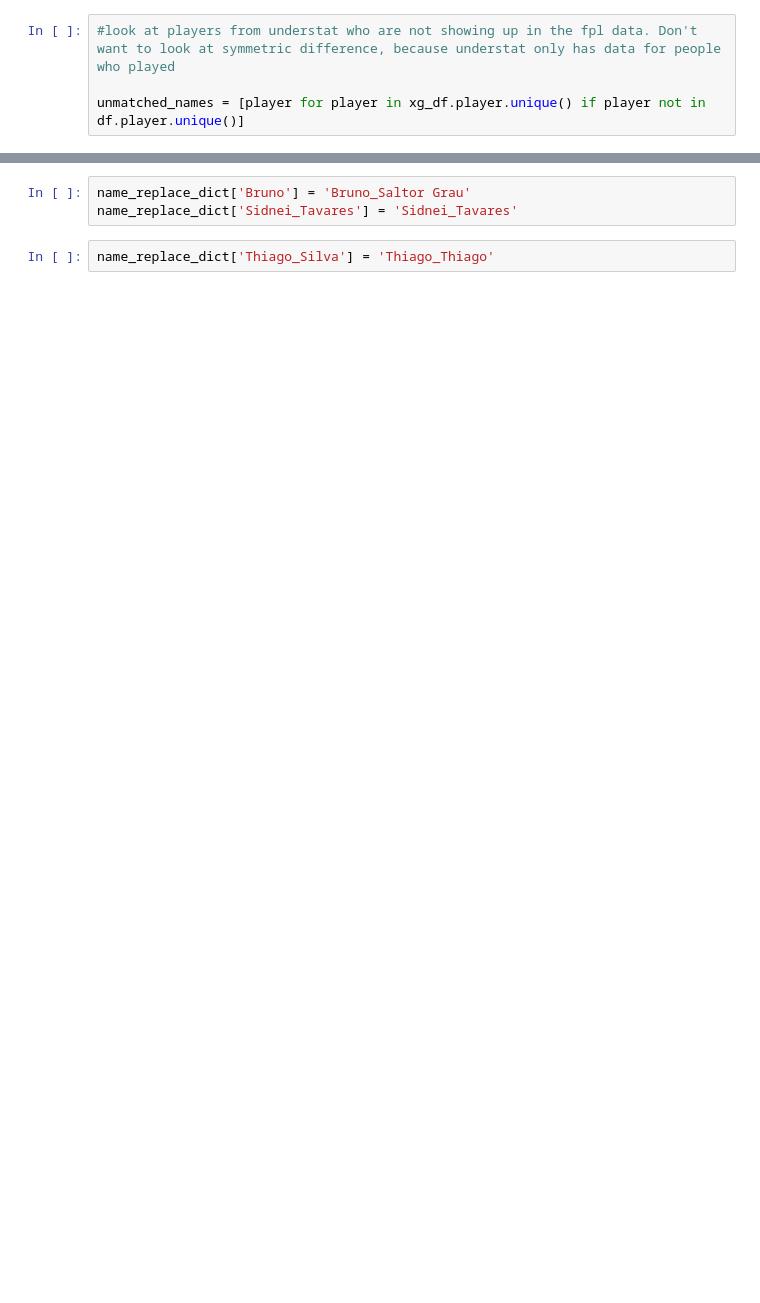
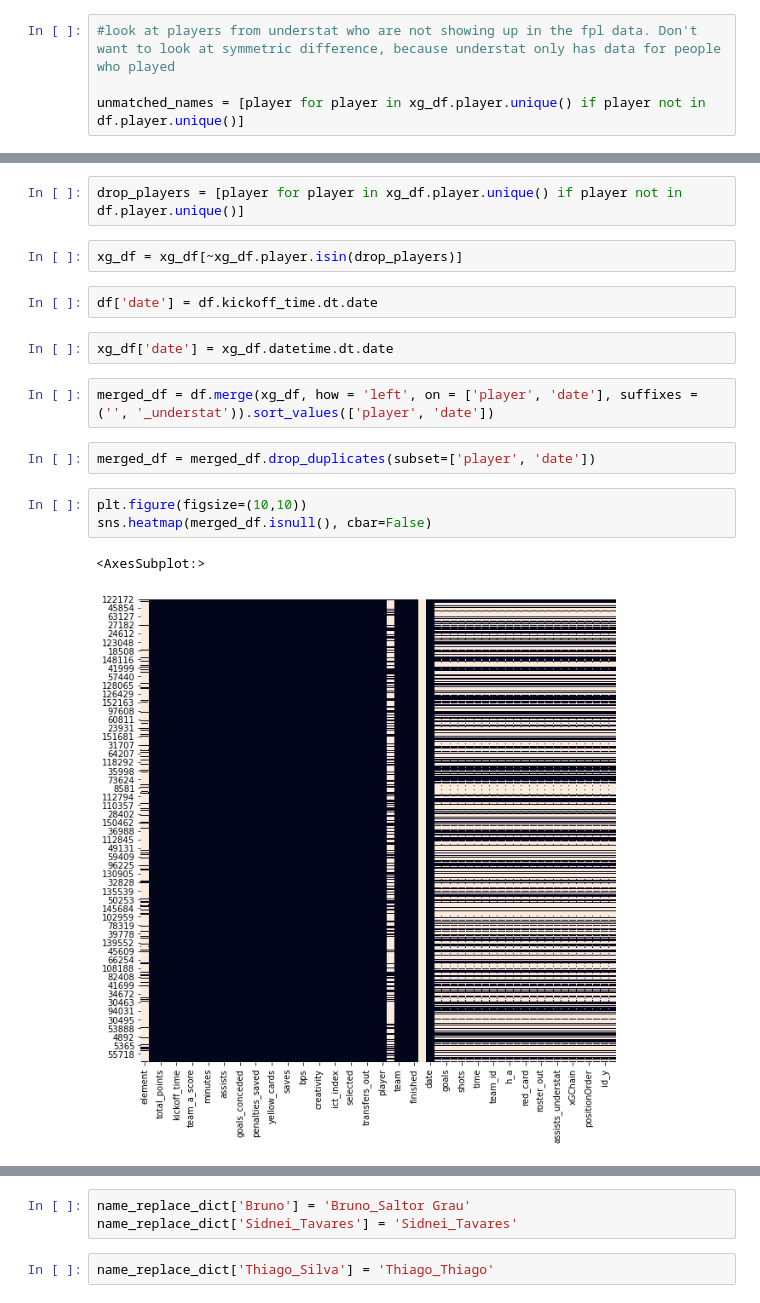
Before and after one commit to andrewjoelpeters/fpl, a Jupyter notebook: notebooks/01a-Add-Data-From-Understat.ipynb, the cells around one changed output, grey strips where cells are left out. Saved outputs shown, nothing was run; the diff lists cells and outputs as text; blank space fills up the shorter version.

Commit message:
incorporate understat data
incorporate understat data to drive predictions

```diff
--- a/notebooks/01a-Add-Data-From-Understat.ipynb
+++ b/notebooks/01a-Add-Data-From-Understat.ipynb
@@ -213,0 +120,18 @@ Index of Correct Match:  g
+# %%
+drop_players = [player for player in xg_df.player.unique() if player not in df.player.unique()]
+# %%
+xg_df = xg_df[~xg_df.player.isin(drop_players)]
+# %%
+df['date'] = df.kickoff_time.dt.date
+# %%
+xg_df['date'] = xg_df.datetime.dt.date
+# %%
+merged_df = df.merge(xg_df, how = 'left', on = ['player', 'date'], suffixes = ('', '_understat')).sort_values(['player', 'date'])
+# %%
+merged_df = merged_df.drop_duplicates(subset=['player', 'date'])
+# %%
+plt.figure(figsize=(10,10))
+sns.heatmap(merged_df.isnull(), cbar=False)
+# %% [output]
+<AxesSubplot:>
+[figure, added]
```
Also changed, not shown: parts of 24 cells of this notebook, 6 other files.
